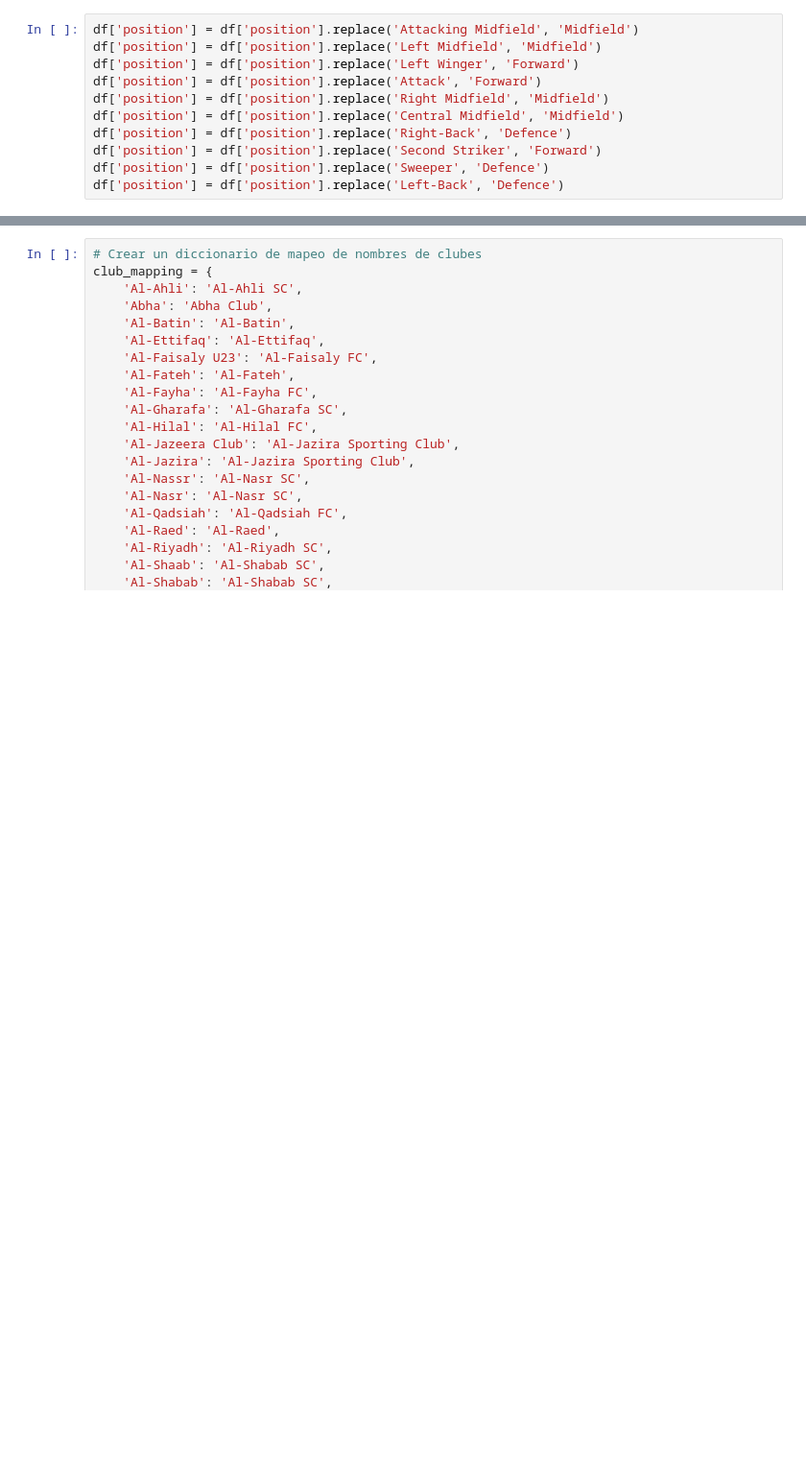
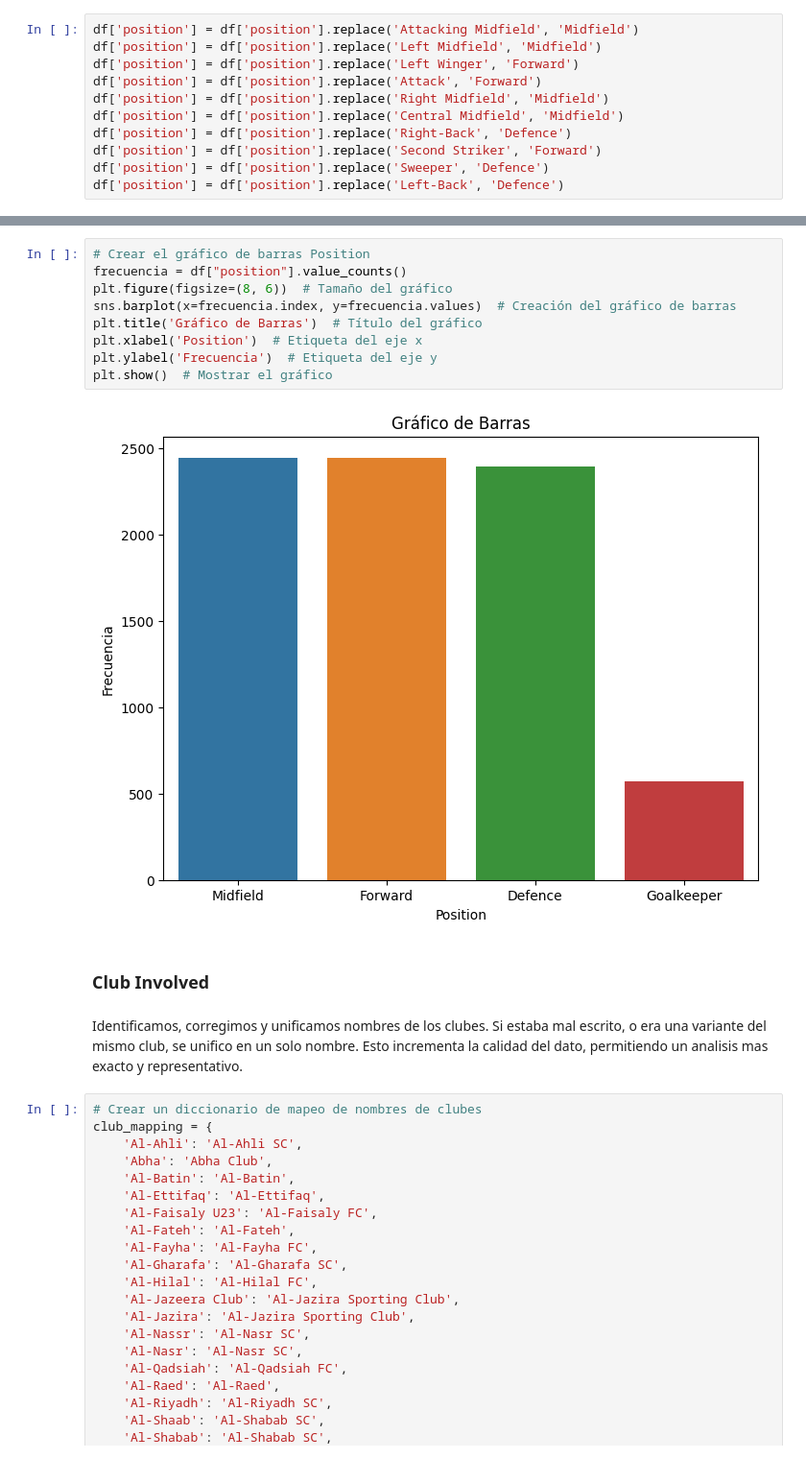
Before and after one commit to gabriellazzaro96/DA_SaudiProLeague_Transfers, a Jupyter notebook: etl.ipynb, the cells around one changed output, grey strips where cells are left out. Shown: that part at 96% size. Drawn from its saved outputs; the diff is of its cells as text; blank space fills up the shorter version.

```diff
--- a/etl.ipynb
+++ b/etl.ipynb
@@ -208,3 +156,18 @@ for index, value in df['club_involved_name'].items():
+# %%
+# Crear el gráfico de barras Position
+frecuencia = df["position"].value_counts()
+plt.figure(figsize=(8, 6))  # Tamaño del gráfico
+sns.barplot(x=frecuencia.index, y=frecuencia.values)  # Creación del gráfico de barras
+plt.title('Gráfico de Barras')  # Título del gráfico
+plt.xlabel('Position')  # Etiqueta del eje x
+plt.ylabel('Frecuencia')  # Etiqueta del eje y
+plt.show()  # Mostrar el gráfico
+# %% [output]
+[figure, added]
+# %% [markdown]
+### Club Involved
+# %% [markdown]
+Identificamos, corregimos y unificamos nombres de los clubes. Si estaba mal escrito, o era una variante del mismo club, se unifico en un solo nombre. Esto incrementa la calidad del dato, permitiendo un analisis mas exacto y representativo.
 # %%
 # Crear un diccionario de mapeo de nombres de clubes
 club_mapping = {
```
Also changed, not shown: parts of 75 cells of this notebook.
